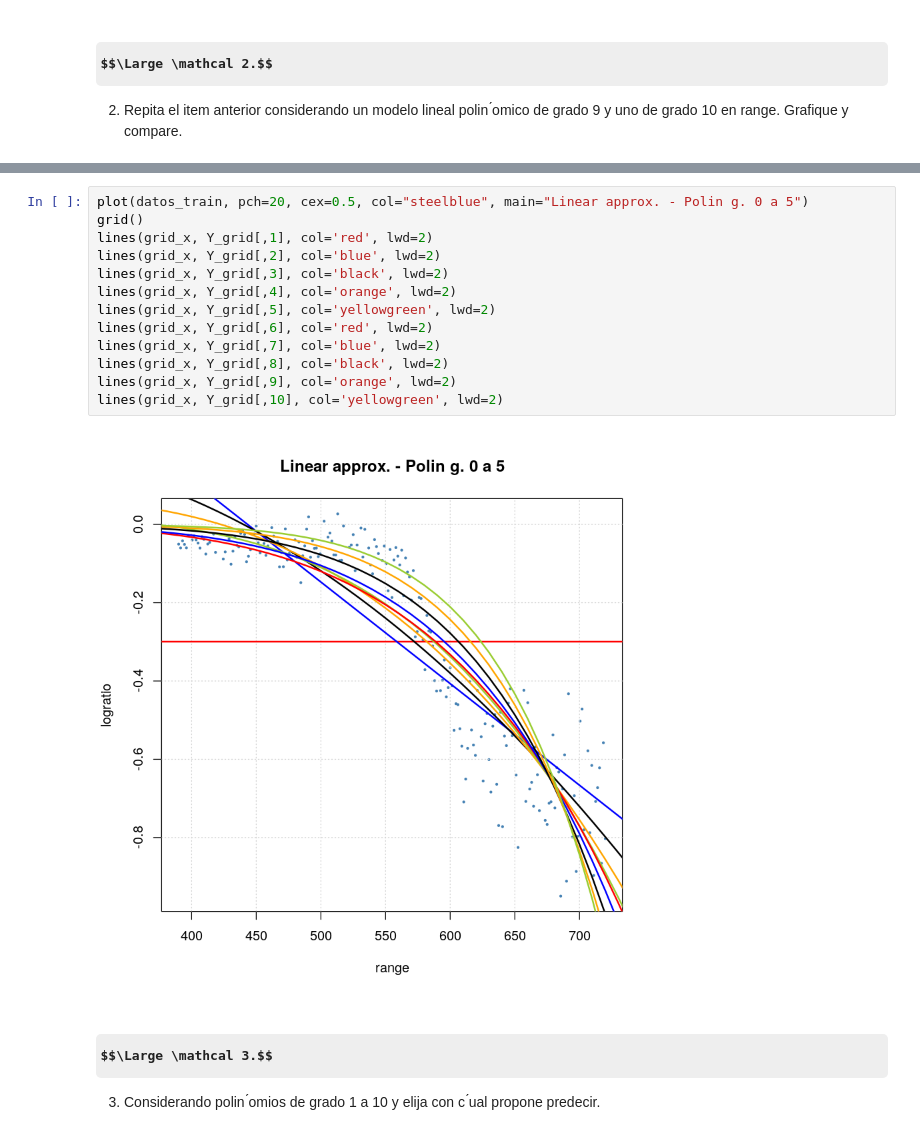
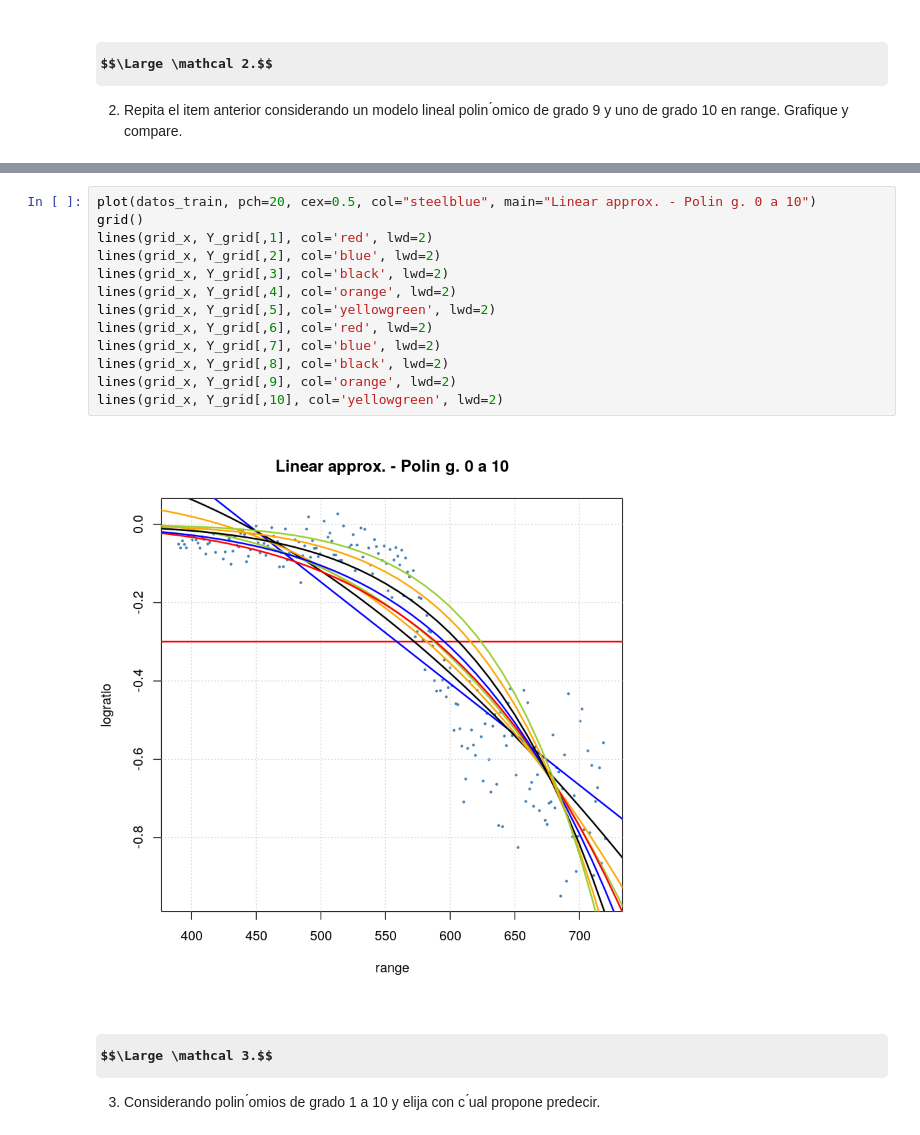
Before and after one commit to LecJackS/Ciencia-de-datos-con-R_Fundamentos-Estadisticos_2020, a Jupyter notebook: clase25/Clase 25 - Guía Regresión.ipynb, the cells around one changed output, grey strips where cells are left out. Drawn from its saved outputs; the diff is of its cells as text; some formulas as TeX source.

Commit message:
typo en titulo de plot

```diff
--- a/clase25/Clase 25 - Guía Regresión.ipynb
+++ b/clase25/Clase 25 - Guía Regresión.ipynb
@@ -264,20 +264,20 @@ head(Y_grid)
 | -0.2995184 | 0.2681097 | 0.1348388 | 0.05303814 | 0.008253891 | -0.011817523 | -0.010374704 | -0.005212936 | -0.0025850677 | -0.0012693443 | -0.0006186078 |
 | -0.2995184 | 0.2421534 | 0.1249394 | 0.04940194 | 0.006079871 | -0.014240362 | -0.012345549 | -0.006385666 | -0.0032597545 | -0.0016477128 | -0.0008266213 |
 # %%
-plot(datos_train, pch=20, cex=0.5, col="steelblue", main="Linear approx. - Polin g. 0 a 5")
+plot(datos_train, pch=20, cex=0.5, col="steelblue", main="Linear approx. - Polin g. 0 a 10")
 grid()
 lines(grid_x, Y_grid[,1], col='red', lwd=2)
 lines(grid_x, Y_grid[,2], col='blue', lwd=2)
 lines(grid_x, Y_grid[,3], col='black', lwd=2)
 lines(grid_x, Y_grid[,4], col='orange', lwd=2)
 lines(grid_x, Y_grid[,5], col='yellowgreen', lwd=2)
 lines(grid_x, Y_grid[,6], col='red', lwd=2)
 lines(grid_x, Y_grid[,7], col='blue', lwd=2)
 lines(grid_x, Y_grid[,8], col='black', lwd=2)
 lines(grid_x, Y_grid[,9], col='orange', lwd=2)
 lines(grid_x, Y_grid[,10], col='yellowgreen', lwd=2)
 # %% [output]
-[figure, old version]
+[figure, new version]
 # %% [markdown]
 # $$\Large \mathcal 3.$$
 
```
Also changed, not shown: parts of 1 cell of this notebook.
